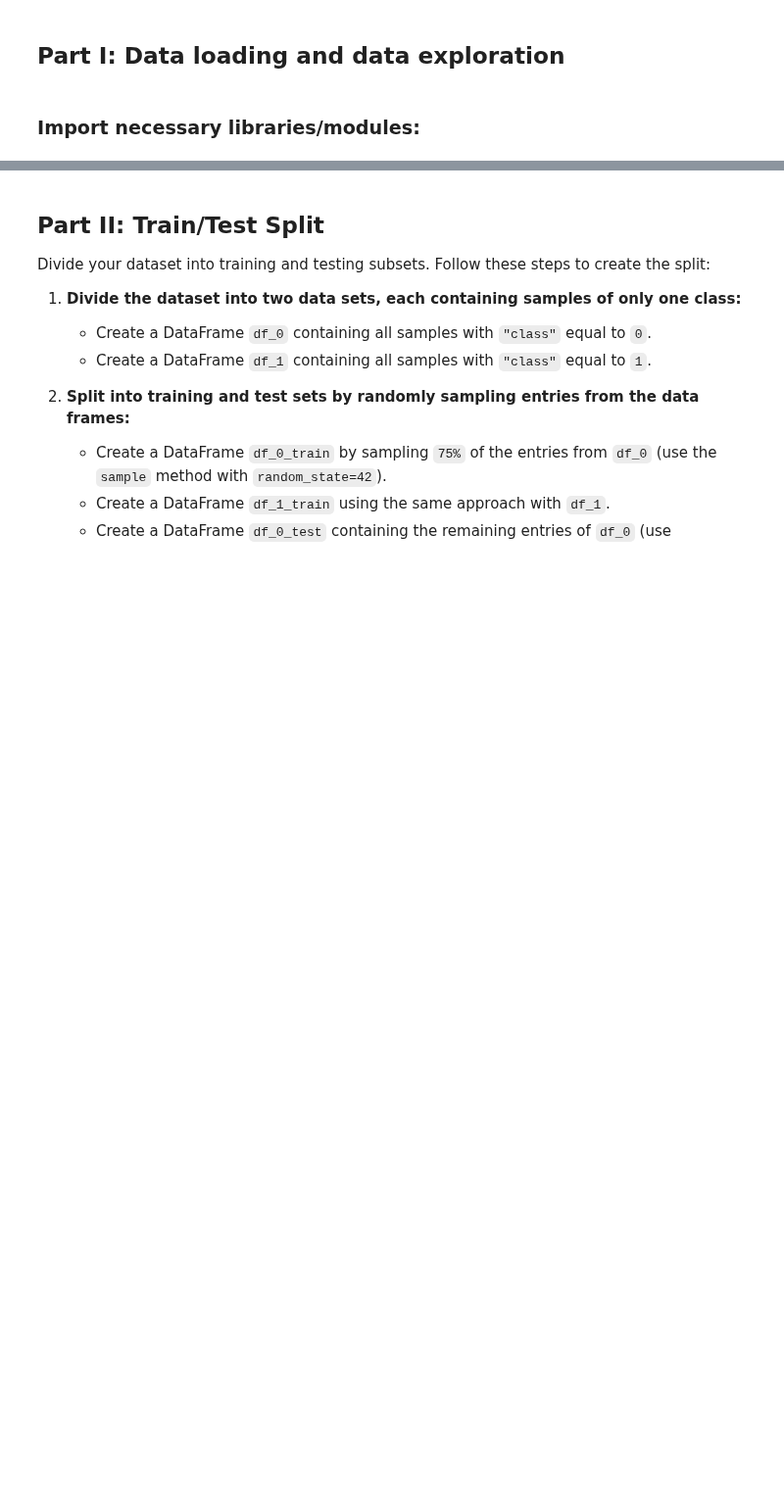
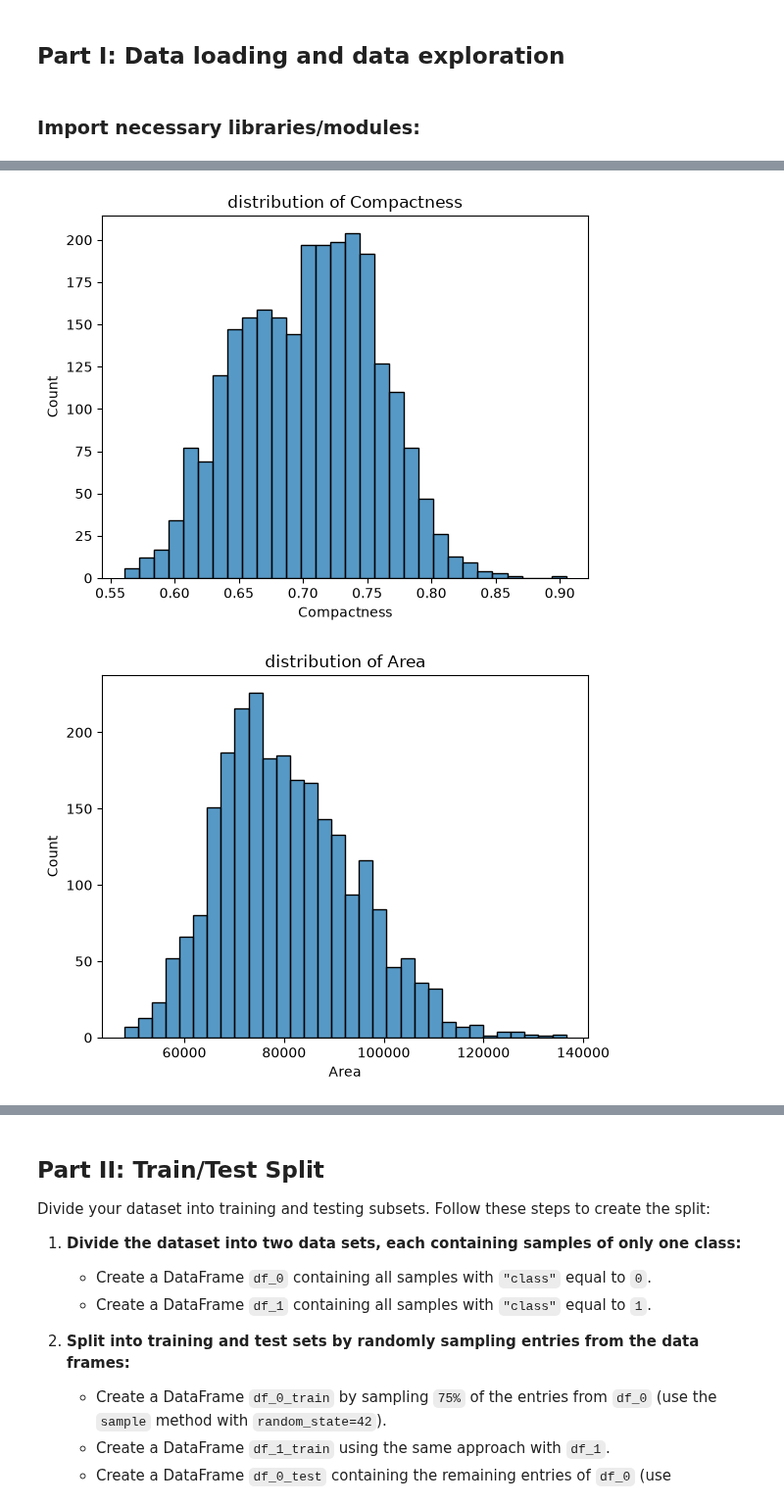
Before and after one commit to kacoew/DAT200-CAs, a Jupyter notebook: CA02_dat200_26H/CA2_DAT200_26H.ipynb, the cells around one changed output, grey strips where cells are left out. Shown at 98% size. Saved outputs shown, nothing was run; the diff lists cells and outputs as text; code cells hidden in the pictures; blank space fills up the shorter version.

```diff
--- a/CA02_dat200_26H/CA2_DAT200_26H.ipynb
+++ b/CA02_dat200_26H/CA2_DAT200_26H.ipynb
@@ -57,3 +67,39 @@ The data comes from Koklu, Sarigil & Ozbek (2021), *The use of machine learning
 # %%
 # Insert your code below
+
+# 1
+df = pd.read_csv("pumpkin_dataset.csv")
+
+# 2 : No missing data found
+df.isnull().sum()
+
+# 3 Visualizing & 4
+df[["Compactness", "Area"]].describe()
+# Compactness
+sns.histplot(data=df, x="Compactness")
+plt.xlabel("Compactness")
+plt.ylabel("Count")
+plt.title("distribution of Compactness")
+plt.show()
+# Area
+sns.histplot(data=df, x="Area")
+plt.xlabel("Area")
+plt.ylabel("Count")
+plt.title("distribution of Area")
+plt.show()
+# class
+sns.countplot(data=df, x="class")
+plt.xlabel("Class")
+plt.ylabel("Count")
+plt.title("distribution of Classes")
+plt.show()
+
+df["class"].value_counts()
+
+# 5
+sns.pairplot(df, hue="class")
+plt.show()
 # ======================
+# %% [output]
+[figure, added]
+[figure, added]
```
Also changed, not shown: parts of 5 cells of this notebook.
